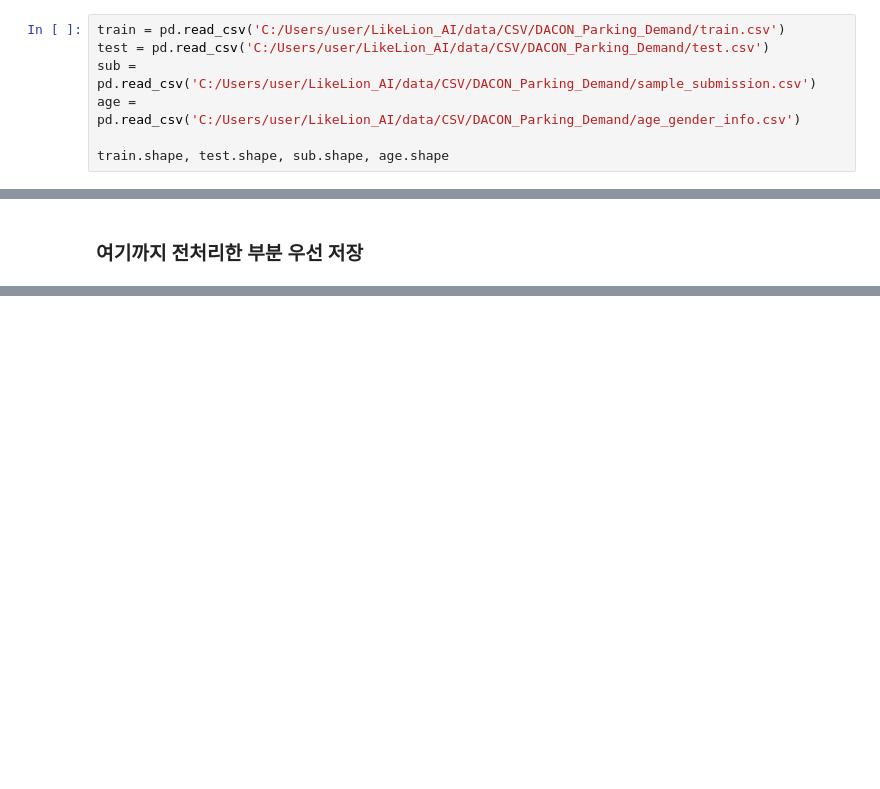
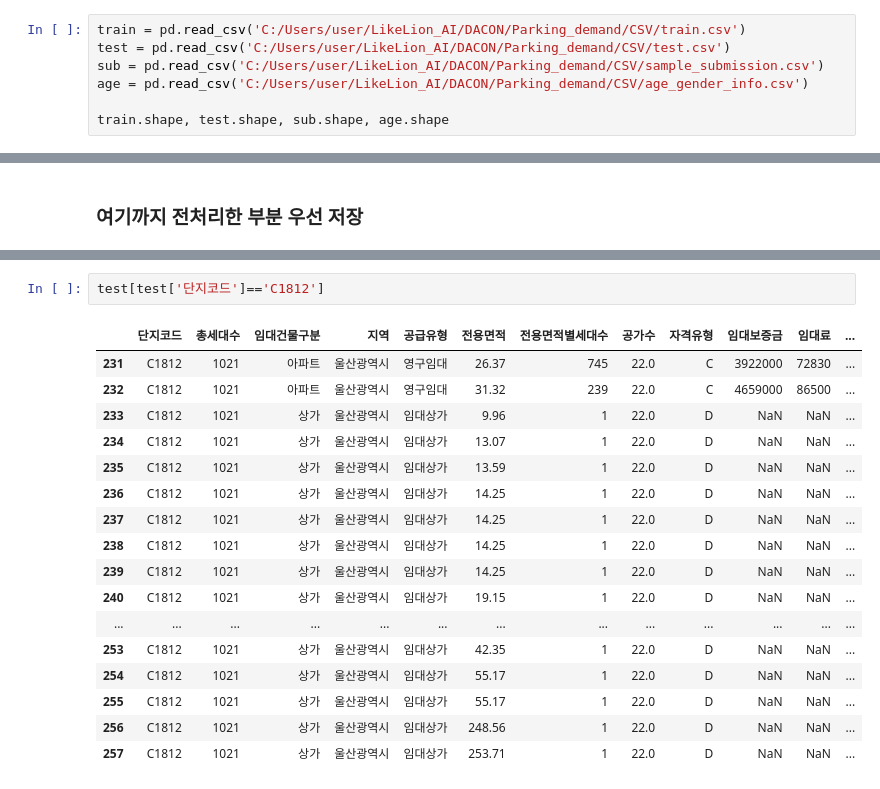
Before and after one commit to yejun-lee/DACON, a Jupyter notebook: Parking_demand/Parking_demand_07_16.ipynb, the cells around one changed output, grey strips where cells are left out. Saved outputs shown, nothing was run; the diff lists cells and outputs as text; blank space fills up the shorter version.

```diff
--- a/Parking_demand/Parking_demand_07_16.ipynb
+++ b/Parking_demand/Parking_demand_07_16.ipynb
@@ -6,10 +6,10 @@ import numpy as np
 pd.set_option('display.max_columns', 50)
 pd.set_option('display.max_rows', 50)
 # %%
-train = pd.read_csv('C:/Users/user/LikeLion_AI/data/CSV/DACON_Parking_Demand/train.csv')
-test = pd.read_csv('C:/Users/user/LikeLion_AI/data/CSV/DACON_Parking_Demand/test.csv')
-sub = pd.read_csv('C:/Users/user/LikeLion_AI/data/CSV/DACON_Parking_Demand/sample_submission.csv')
-age = pd.read_csv('C:/Users/user/LikeLion_AI/data/CSV/DACON_Parking_Demand/age_gender_info.csv')
+train = pd.read_csv('C:/Users/user/LikeLion_AI/DACON/Parking_demand/CSV/train.csv')
+test = pd.read_csv('C:/Users/user/LikeLion_AI/DACON/Parking_demand/CSV/test.csv')
+sub = pd.read_csv('C:/Users/user/LikeLion_AI/DACON/Parking_demand/CSV/sample_submission.csv')
+age = pd.read_csv('C:/Users/user/LikeLion_AI/DACON/Parking_demand/CSV/age_gender_info.csv')
 
 train.shape, test.shape, sub.shape, age.shape
 # %% [output]
@@ -959,0 +1251,20 @@ print(os.listdir(os.getcwd()))
+# %%
+test[test['단지코드']=='C1812']
+# %% [output]
+|  | 단지코드 | 총세대수 | 임대건물구분 | 지역 | 공급유형 | 전용면적 | 전용면적별세대수 | 공가수 | 자격유형 | 임대보증금 | 임대료 | ... |
+| 231 | C1812 | 1021 | 아파트 | 울산광역시 | 영구임대 | 26.37 | 745 | 22.0 | C | 3922000 | 72830 | ... |
+| 232 | C1812 | 1021 | 아파트 | 울산광역시 | 영구임대 | 31.32 | 239 | 22.0 | C | 4659000 | 86500 | ... |
+| 233 | C1812 | 1021 | 상가 | 울산광역시 | 임대상가 | 9.96 | 1 | 22.0 | D | NaN | NaN | ... |
+| 234 | C1812 | 1021 | 상가 | 울산광역시 | 임대상가 | 13.07 | 1 | 22.0 | D | NaN | NaN | ... |
+| 235 | C1812 | 1021 | 상가 | 울산광역시 | 임대상가 | 13.59 | 1 | 22.0 | D | NaN | NaN | ... |
+| 236 | C1812 | 1021 | 상가 | 울산광역시 | 임대상가 | 14.25 | 1 | 22.0 | D | NaN | NaN | ... |
+| 237 | C1812 | 1021 | 상가 | 울산광역시 | 임대상가 | 14.25 | 1 | 22.0 | D | NaN | NaN | ... |
+| 238 | C1812 | 1021 | 상가 | 울산광역시 | 임대상가 | 14.25 | 1 | 22.0 | D | NaN | NaN | ... |
+| 239 | C1812 | 1021 | 상가 | 울산광역시 | 임대상가 | 14.25 | 1 | 22.0 | D | NaN | NaN | ... |
+| 240 | C1812 | 1021 | 상가 | 울산광역시 | 임대상가 | 19.15 | 1 | 22.0 | D | NaN | NaN | ... |
+| ... | ... | ... | ... | ... | ... | ... | ... | ... | ... | ... | ... | ... |
+| 253 | C1812 | 1021 | 상가 | 울산광역시 | 임대상가 | 42.35 | 1 | 22.0 | D | NaN | NaN | ... |
+| 254 | C1812 | 1021 | 상가 | 울산광역시 | 임대상가 | 55.17 | 1 | 22.0 | D | NaN | NaN | ... |
+| 255 | C1812 | 1021 | 상가 | 울산광역시 | 임대상가 | 55.17 | 1 | 22.0 | D | NaN | NaN | ... |
+| 256 | C1812 | 1021 | 상가 | 울산광역시 | 임대상가 | 248.56 | 1 | 22.0 | D | NaN | NaN | ... |
+| 257 | C1812 | 1021 | 상가 | 울산광역시 | 임대상가 | 253.71 | 1 | 22.0 | D | NaN | NaN | ... |
```
Also changed, not shown: parts of 39 cells of this notebook.
